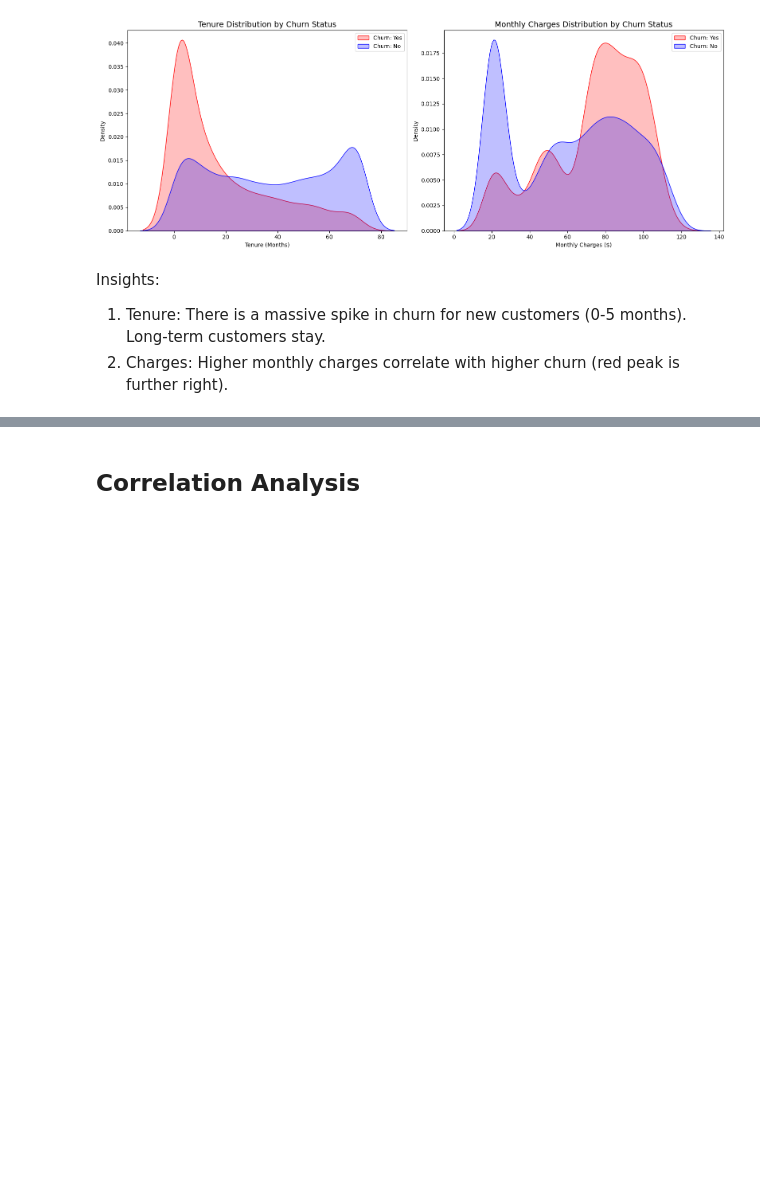
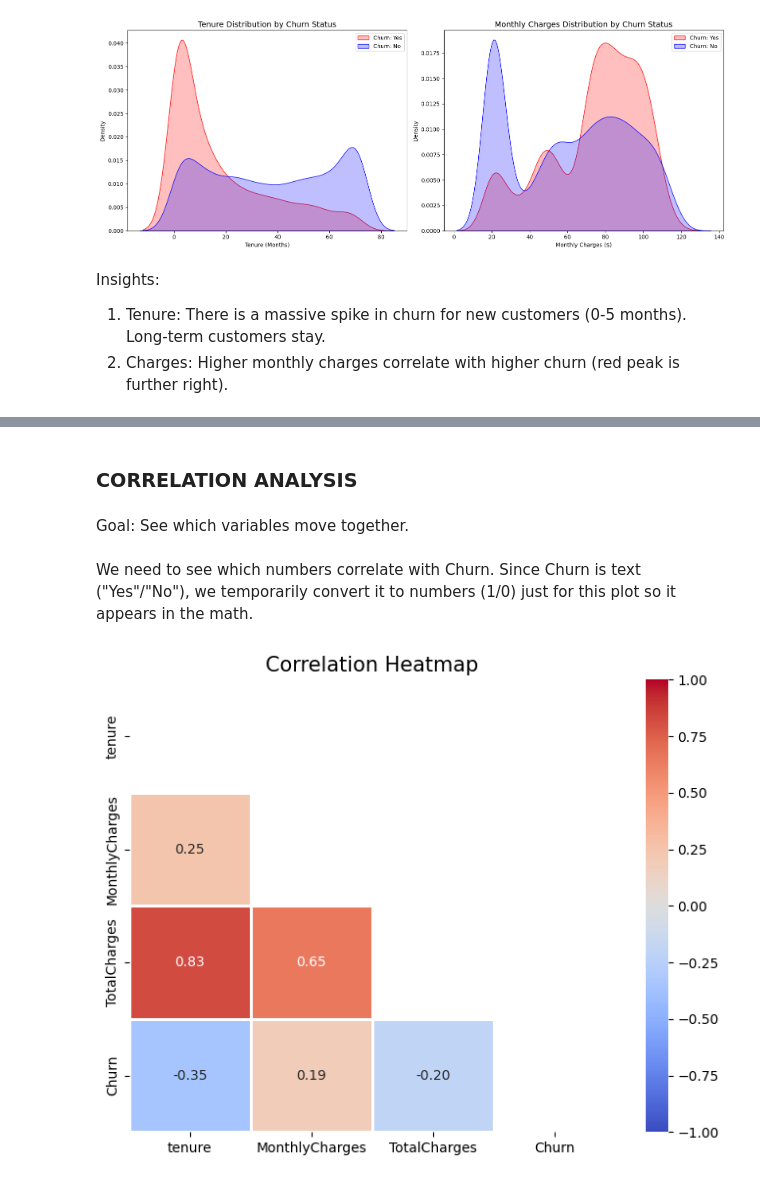
Before and after one commit to scythe410/telco-customer-churn-analysis, a Jupyter notebook: notebooks/exploratory/01-eda-and-visualization.ipynb, the cells around one changed output, grey strips where cells are left out. Cells and saved outputs as stored; diff of their text form; code cells hidden in the pictures; blank space fills up the shorter version.

```diff
--- a/notebooks/exploratory/01-eda-and-visualization.ipynb
+++ b/notebooks/exploratory/01-eda-and-visualization.ipynb
@@ -237,2 +272,28 @@ Insights:
 # %% [markdown]
-## <b>Correlation Analysis</b>
+### CORRELATION ANALYSIS
+# %% [markdown]
+Goal: See which variables move together.
+# %% [markdown]
+We need to see which numbers correlate with Churn. Since Churn is text ("Yes"/"No"), we temporarily convert it to numbers (1/0) just for this plot so it appears in the math.
+# %%
+# Create a copy to avoid messing up the original dataframe
+df_corr = df.copy()
+
+# Encode Churn to numeric (1/0) so it appears in the correlation matrix
+df_corr['Churn'] = df_corr['Churn'].apply(lambda x: 1 if x == 'Yes' else 0)
+
+# Select only numerical columns for correlation
+numerical_cols = ['tenure', 'MonthlyCharges', 'TotalCharges', 'Churn']
+corr_matrix = df_corr[numerical_cols].corr()
+
+# Plot
+plt.figure(figsize=(8, 6))
+
+# Use a mask to hide the upper triangle (it's a mirror image, hiding it looks cleaner/pro)
+mask = np.triu(np.ones_like(corr_matrix, dtype=bool))
+
+sns.heatmap(corr_matrix, annot=True, fmt='.2f', cmap='coolwarm', mask=mask, vmin=-1, vmax=1, linewidths=1)
+plt.title('Correlation Heatmap', fontsize=15)
+plt.show()
+# %% [output]
+[figure, added]
```
Also changed, not shown: parts of 17 cells of this notebook.
